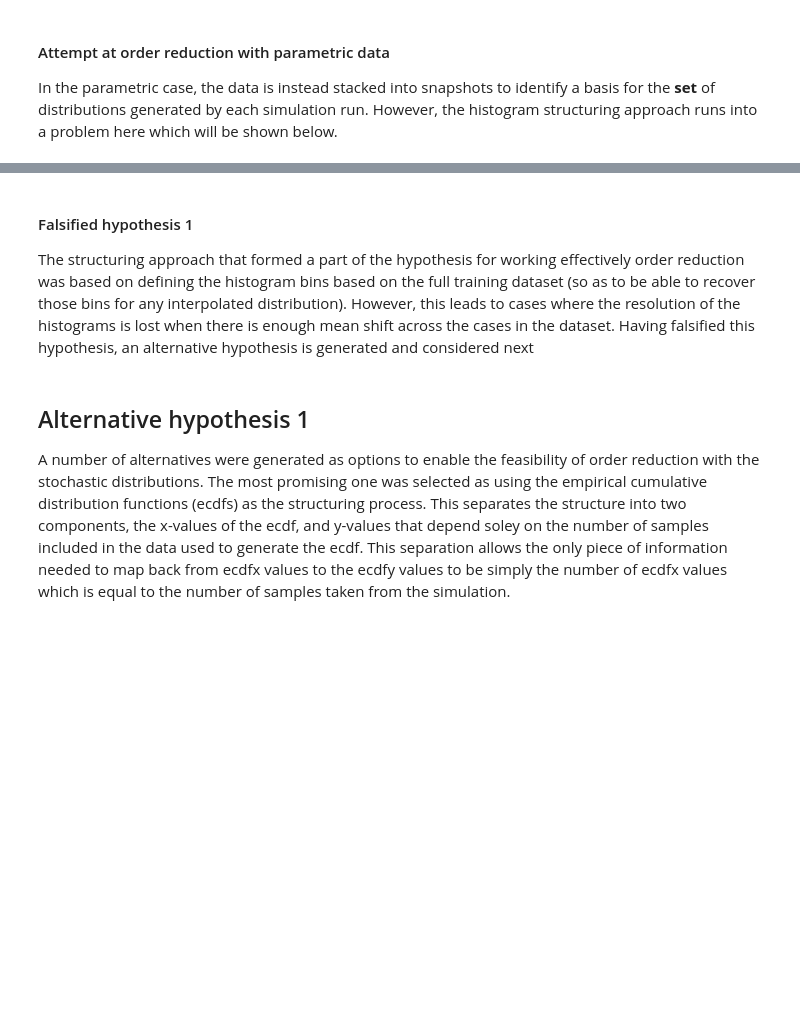
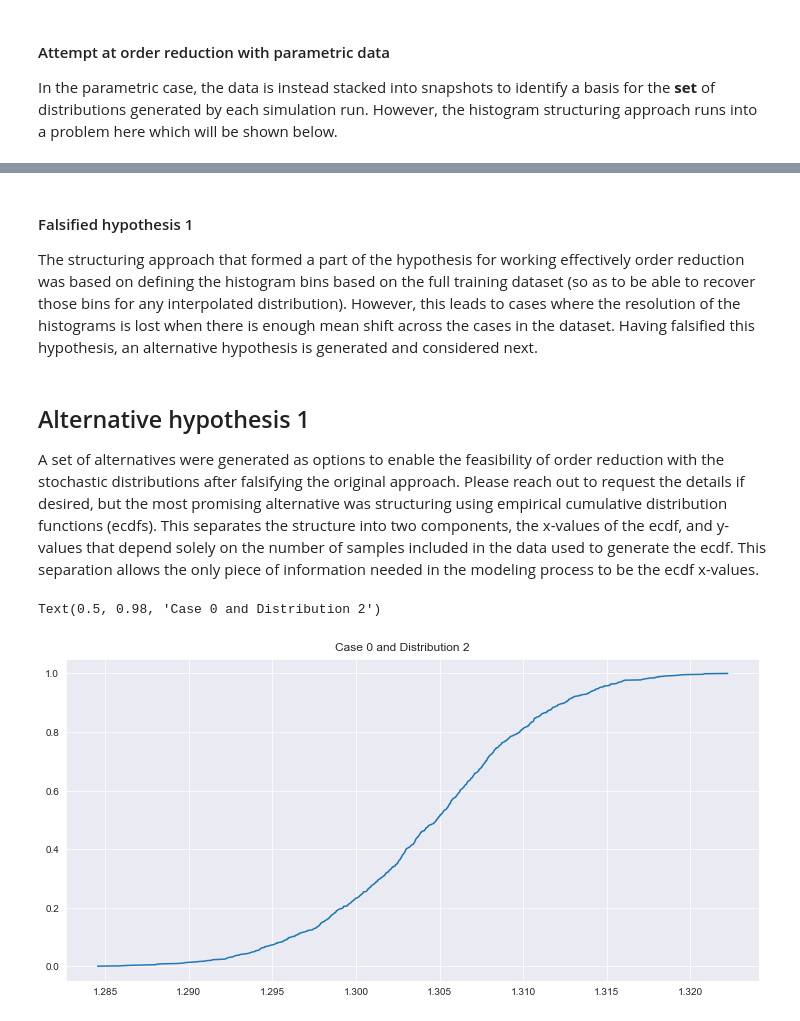
Before and after one commit to acb-code/distribution-surrogates, a Jupyter notebook: 4_emulator_parametric_OR.ipynb, the cells around one changed output, grey strips where cells are left out. Cells and saved outputs as stored; diff of their text form; code cells hidden in the pictures; blank space fills up the shorter version.

```diff
--- a/4_emulator_parametric_OR.ipynb
+++ b/4_emulator_parametric_OR.ipynb
@@ -158,14 +160,25 @@ plot_title = 'Case ' + str(case_to_plot) + ' Distribution ' + str(dist_to_plot)
 # %% [markdown]
 #### Falsified hypothesis 1
-The structuring approach that formed a part of the hypothesis for working effectively order reduction was based on defining the histogram bins based on the full training dataset (so as to be able to recover those bins for any interpolated distribution). However, this leads to cases where the resolution of the histograms is lost when there is enough mean shift across the cases in the dataset. Having falsified this hypothesis, an alternative hypothesis is generated and considered next
+The structuring approach that formed a part of the hypothesis for working effectively order reduction was based on defining the histogram bins based on the full training dataset (so as to be able to recover those bins for any interpolated distribution). However, this leads to cases where the resolution of the histograms is lost when there is enough mean shift across the cases in the dataset. Having falsified this hypothesis, an alternative hypothesis is generated and considered next.
 # %% [markdown]
 ## Alternative hypothesis 1
-A number of alternatives were generated as options to enable the feasibility of order reduction with the stochastic distributions. The most promising one was selected as using the empirical cumulative distribution functions (ecdfs) as the structuring process. This separates the structure into two components, the x-values of the ecdf, and y-values that depend soley on the number of samples included in the data used to generate the ecdf. This separation allows the only piece of information needed to map back from ecdfx values to the ecdfy values to be simply the number of ecdfx values which is equal to the number of samples taken from the simulation.
+A set of alternatives were generated as options to enable the feasibility of order reduction with the stochastic distributions after falsifying the original approach. Please reach out to request the details if desired, but the most promising alternative was structuring using empirical cumulative distribution functions (ecdfs). This separates the structure into two components, the x-values of the ecdf, and y-values that depend solely on the number of samples included in the data used to generate the ecdf. This separation allows the only piece of information needed in the modeling process to be the ecdf x-values.
 # %%
 # alternative hypothesis with ecdf structuring approach
 
 # structuring data across all cases based on ecdfs
-
-# plot case example
+ecdf_y, ecdfx_true = exp_data.scaled_ecdfs
+# %%
+# plot case example
+case_to_plot = 0
+dist_to_plot = 2
+title = "Case " + str(case_to_plot) + " and Distribution " + str(dist_to_plot)
+# plot example of epdf structure
+fig3, ax3 = plt.subplots(1,1, figsize=(10,5), constrained_layout=True)
+ax3.plot(ecdfx_true[case_to_plot,:,dist_to_plot], ecdf_y)
+plt.suptitle(title)
+# %% [output]
+Text(0.5, 0.98, 'Case 0 and Distribution 2')
+[figure, added]
 # %%
 # sweep through OR RIC levels with data to show performance of approach
```
Also changed, not shown: parts of 6 cells of this notebook, 2 other files.
